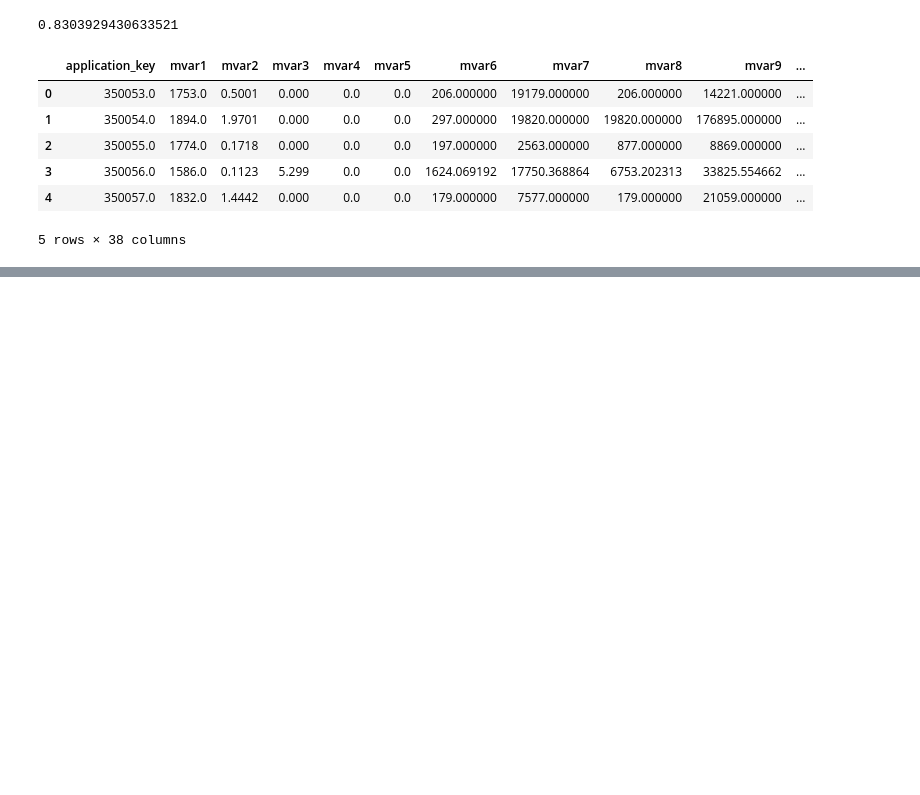
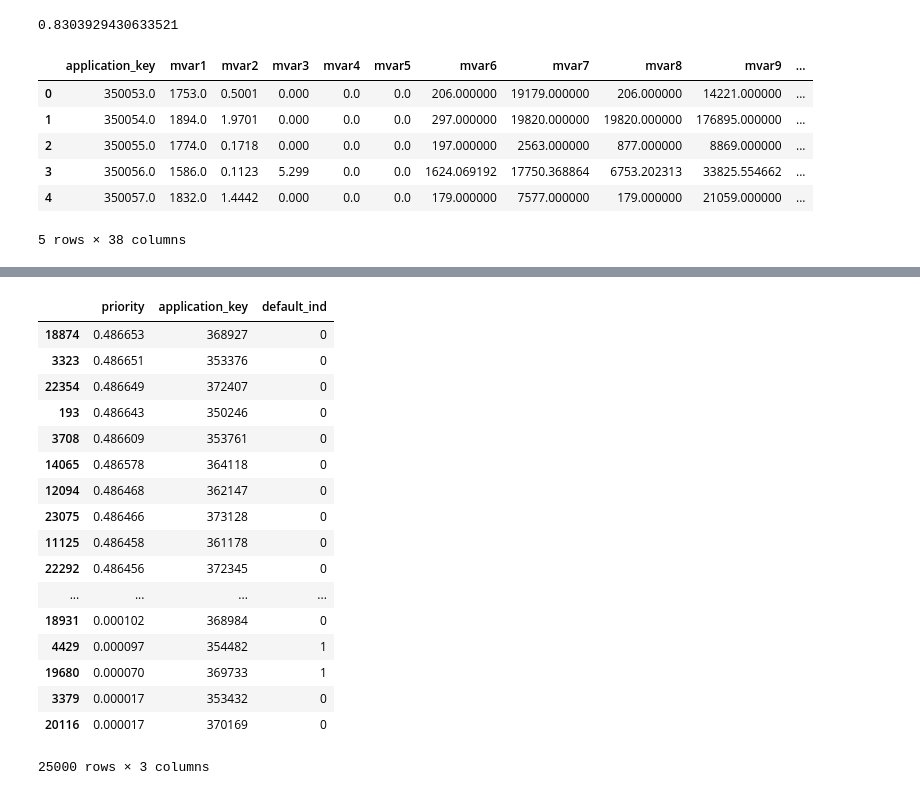
Before and after one commit to deepakgouda/Analyze-This-2018, a Jupyter notebook: Untitled2.ipynb, the cells around one changed output, grey strips where cells are left out. Drawn from its saved outputs; the diff is of its cells as text; code cells hidden in the pictures; blank space fills up the shorter version.

Commit message:
sorted values according to priority

```diff
--- a/Untitled2.ipynb
+++ b/Untitled2.ipynb
@@ -118,3 +118,6 @@ X_lead.head()
 5 rows × 38 columns
 # %%
 Y_lead=pd.DataFrame(xgb1.predict(X_lead))
+# %%
+Y_prob = xgb1.predict_proba(X_lead)
+Y_prob
@@ -120,0 +132,4 @@ Y_lead=pd.DataFrame(xgb1.predict(X_lead))
+# %%
+Y_wt = Y_prob[:,0]
+Y_wt = np.abs(Y_wt - 0.5)
+Y_wt
@@ -121,4 +139,5 @@ Y_lead=pd.DataFrame(xgb1.predict(X_lead))
 # %%
 sol = pd.DataFrame()
+sol['priority'] = pd.Series(Y_wt)
 sol['application_key'] = X_lead['application_key'].astype(dtype='int')
 sol['default_ind'] = Y_lead.astype(dtype='int')
@@ -125 +153,22 @@ sol['default_ind'] = Y_lead.astype(dtype='int')
+# %%
+sol.sort_values(by = 'priority', ascending = False)
+# %% [output]
+|  | priority | application_key | default_ind |
+| 18874 | 0.486653 | 368927 | 0 |
+| 3323 | 0.486651 | 353376 | 0 |
+| 22354 | 0.486649 | 372407 | 0 |
+| 193 | 0.486643 | 350246 | 0 |
+| 3708 | 0.486609 | 353761 | 0 |
+| 14065 | 0.486578 | 364118 | 0 |
+| 12094 | 0.486468 | 362147 | 0 |
+| 23075 | 0.486466 | 373128 | 0 |
+| 11125 | 0.486458 | 361178 | 0 |
+| 22292 | 0.486456 | 372345 | 0 |
+| ... | ... | ... | ... |
+| 18931 | 0.000102 | 368984 | 0 |
+| 4429 | 0.000097 | 354482 | 1 |
+| 19680 | 0.000070 | 369733 | 1 |
+| 3379 | 0.000017 | 353432 | 0 |
+| 20116 | 0.000017 | 370169 | 0 |
+25000 rows × 3 columns
 # %%
```
Also changed, not shown: parts of 4 cells of this notebook.
